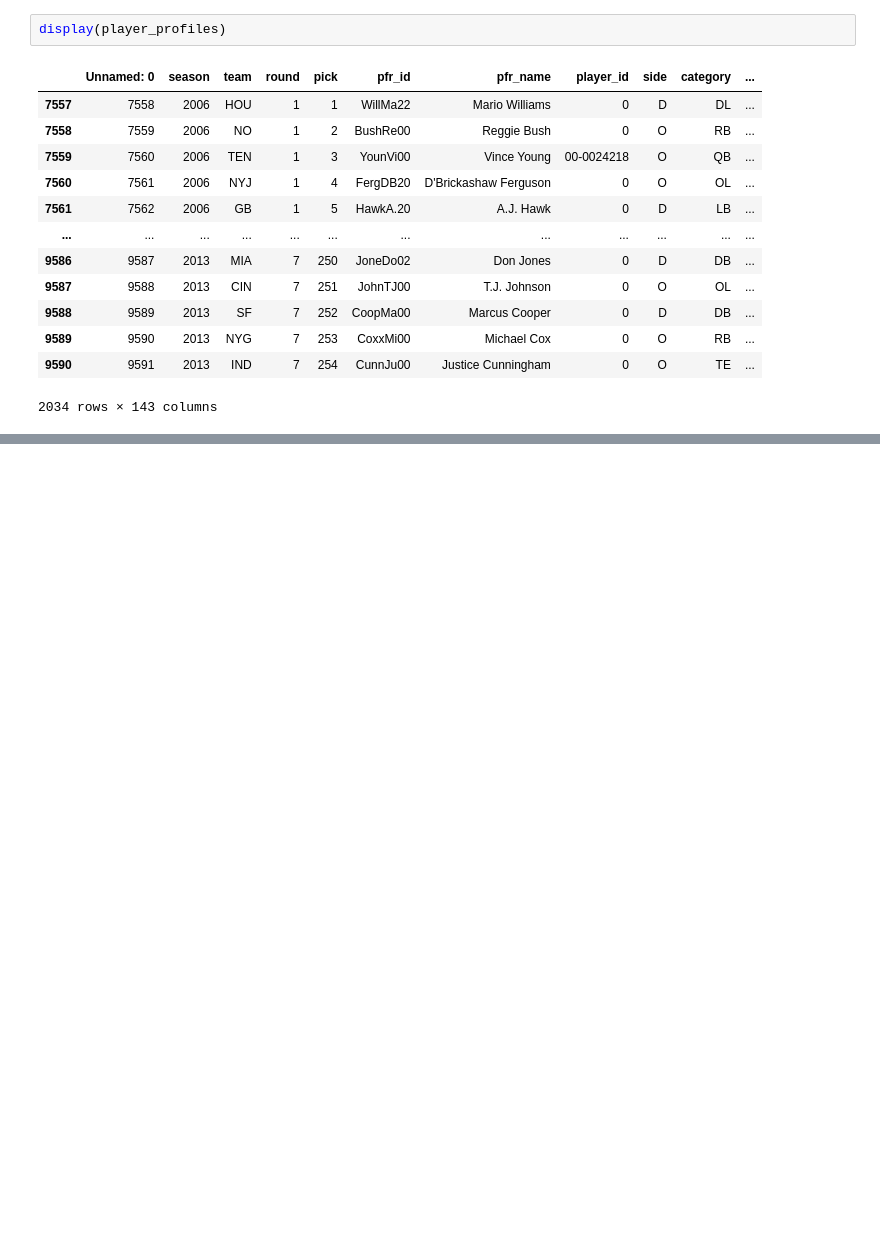
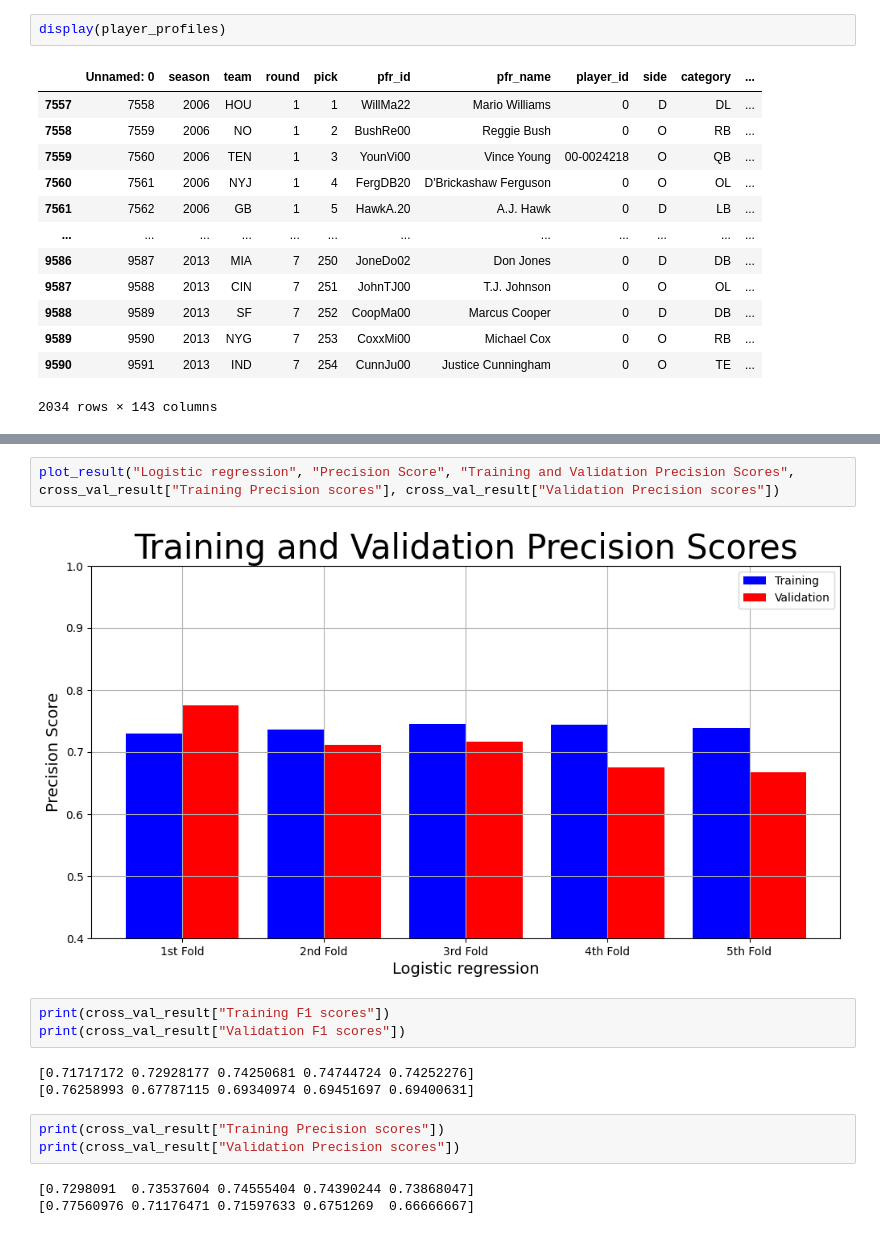
Before and after one commit to jonathannotis/nfl-player-success-ml, a Jupyter notebook: main.ipynb, the cells around one changed output, grey strips where cells are left out. Cells and saved outputs as stored; diff of their text form; blank space fills up the shorter version.

```diff
--- a/main.ipynb
+++ b/main.ipynb
@@ -232,0 +305,16 @@ ValueError: regplot inputs must be 1d
+# %%
+plot_result("Logistic regression", "Precision Score", "Training and Validation Precision Scores", cross_val_result["Training Precision scores"], cross_val_result["Validation Precision scores"])
+# %% [output]
+[figure, added]
+# %%
+print(cross_val_result["Training F1 scores"])
+print(cross_val_result["Validation F1 scores"])
+# %% [output]
+[0.71717172 0.72928177 0.74250681 0.74744724 0.74252276]
+[0.76258993 0.67787115 0.69340974 0.69451697 0.69400631]
+# %%
+print(cross_val_result["Training Precision scores"])
+print(cross_val_result["Validation Precision scores"])
+# %% [output]
+[0.7298091  0.73537604 0.74555404 0.74390244 0.73868047]
+[0.77560976 0.71176471 0.71597633 0.6751269  0.66666667]
```
Also changed, not shown: parts of 14 cells of this notebook, 1 other file.
